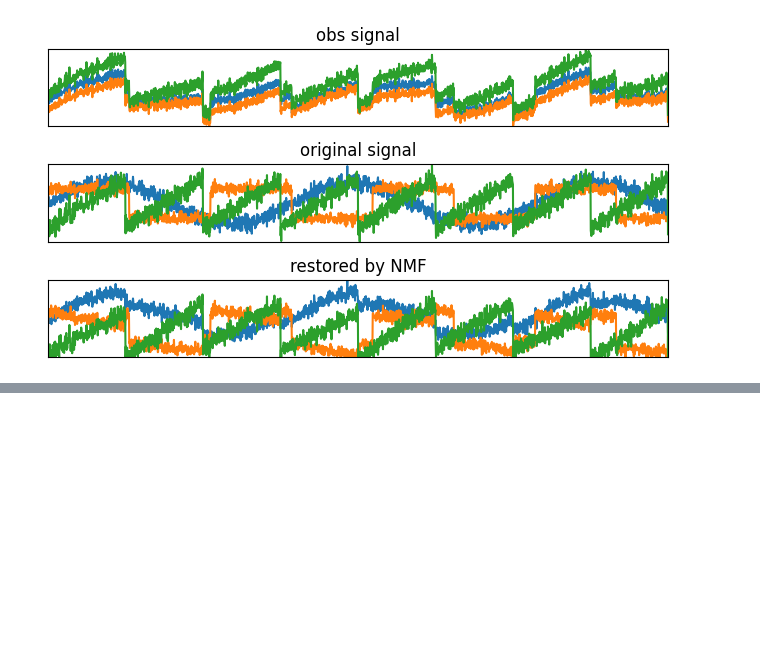
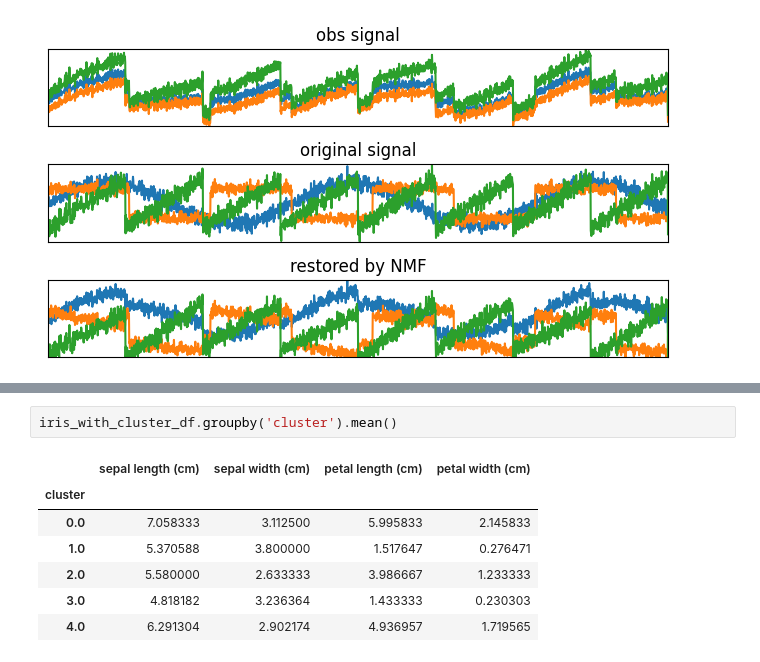
Before and after one commit to shared-repo/human-da, a Jupyter notebook: workspace/ml-basic/example-16.ipynb, the cells around one changed output, grey strips where cells are left out. Drawn from its saved outputs; the diff is of its cells as text; blank space fills up the shorter version.

```diff
--- a/workspace/ml-basic/example-16.ipynb
+++ b/workspace/ml-basic/example-16.ipynb
@@ -158,0 +249,10 @@ for model, name, ax in zip(models, names, axes):
+# %%
+iris_with_cluster_df.groupby('cluster').mean()
+# %% [output]
+|  | sepal length (cm) | sepal width (cm) | petal length (cm) | petal width (cm) |
+| cluster |  |  |  |  |
+| 0.0 | 7.058333 | 3.112500 | 5.995833 | 2.145833 |
+| 1.0 | 5.370588 | 3.800000 | 1.517647 | 0.276471 |
+| 2.0 | 5.580000 | 2.633333 | 3.986667 | 1.233333 |
+| 3.0 | 4.818182 | 3.236364 | 1.433333 | 0.230303 |
+| 4.0 | 6.291304 | 2.902174 | 4.936957 | 1.719565 |
```
Also changed, not shown: parts of 11 cells of this notebook, 4 other files.
